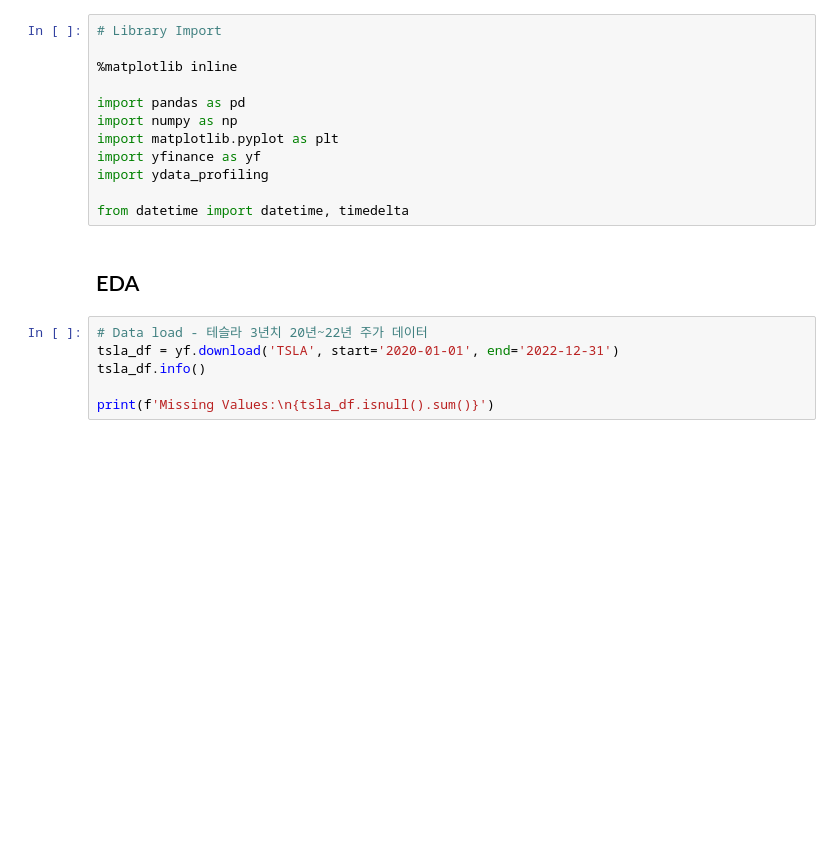
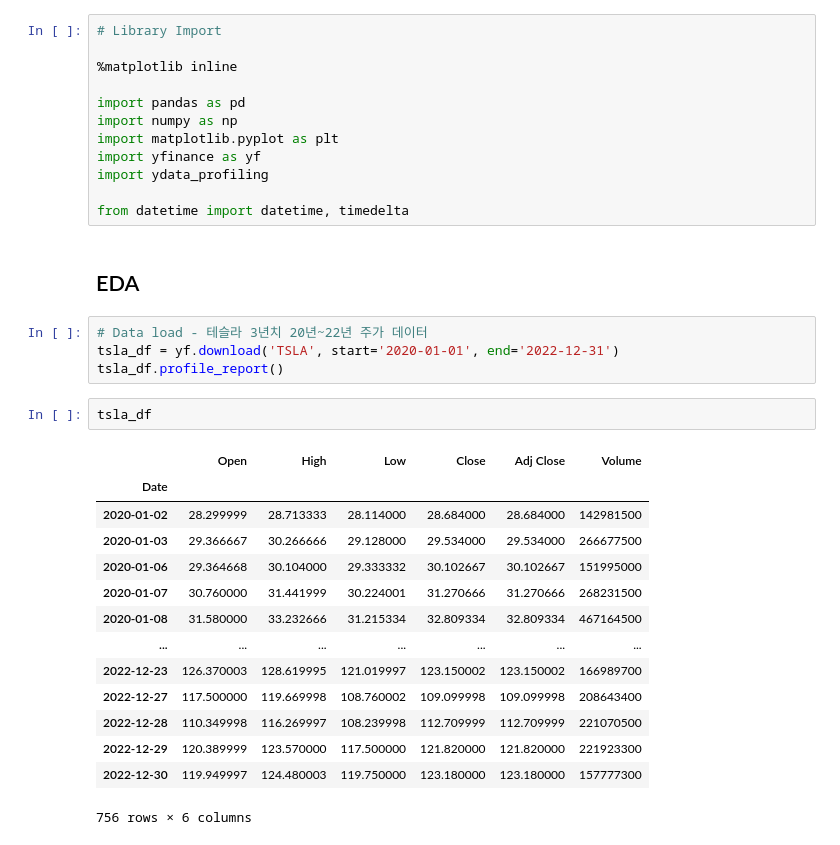
Before and after one commit to geun-hyoung/StockPredictionByTextMining, a Jupyter notebook: stock_data_analysis.ipynb, the cells around one changed output. Drawn from its saved outputs; the diff is of its cells as text; blank space fills up the shorter version.

```diff
--- a/stock_data_analysis.ipynb
+++ b/stock_data_analysis.ipynb
@@ -24,6 +42,21 @@ from datetime import datetime, timedelta
 # %%
 # Data load - 테슬라 3년치 20년~22년 주가 데이터
 tsla_df = yf.download('TSLA', start='2020-01-01', end='2022-12-31')
-tsla_df.info()
-
-print(f'Missing Values:\n{tsla_df.isnull().sum()}')
+tsla_df.profile_report()
+# %%
+tsla_df
+# %% [output]
+|  | Open | High | Low | Close | Adj Close | Volume |
+| Date |  |  |  |  |  |  |
+| 2020-01-02 | 28.299999 | 28.713333 | 28.114000 | 28.684000 | 28.684000 | 142981500 |
+| 2020-01-03 | 29.366667 | 30.266666 | 29.128000 | 29.534000 | 29.534000 | 266677500 |
+| 2020-01-06 | 29.364668 | 30.104000 | 29.333332 | 30.102667 | 30.102667 | 151995000 |
+| 2020-01-07 | 30.760000 | 31.441999 | 30.224001 | 31.270666 | 31.270666 | 268231500 |
+| 2020-01-08 | 31.580000 | 33.232666 | 31.215334 | 32.809334 | 32.809334 | 467164500 |
+| ... | ... | ... | ... | ... | ... | ... |
+| 2022-12-23 | 126.370003 | 128.619995 | 121.019997 | 123.150002 | 123.150002 | 166989700 |
+| 2022-12-27 | 117.500000 | 119.669998 | 108.760002 | 109.099998 | 109.099998 | 208643400 |
+| 2022-12-28 | 110.349998 | 116.269997 | 108.239998 | 112.709999 | 112.709999 | 221070500 |
+| 2022-12-29 | 120.389999 | 123.570000 | 117.500000 | 121.820000 | 121.820000 | 221923300 |
+| 2022-12-30 | 119.949997 | 124.480003 | 119.750000 | 123.180000 | 123.180000 | 157777300 |
+756 rows × 6 columns
```
Also changed, not shown: parts of 6 cells of this notebook.
